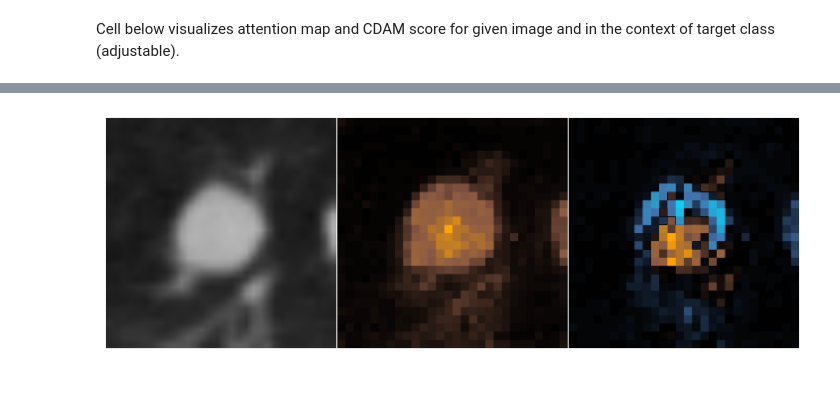
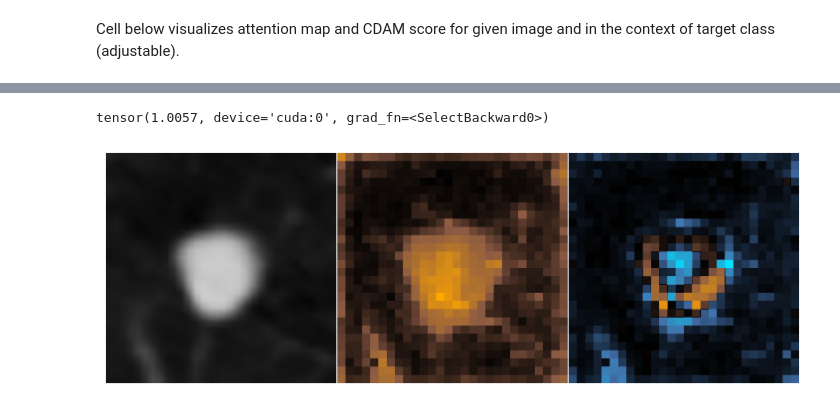
Before and after one commit to jbindaAI/LIDC, a Jupyter notebook: CDAM_LIDC/CDAM_SSL.ipynb, the cells around one changed output, grey strips where cells are left out. Cells and saved outputs as stored; diff of their text form; code cells hidden in the pictures.

```diff
--- a/CDAM_LIDC/CDAM_SSL.ipynb
+++ b/CDAM_LIDC/CDAM_SSL.ipynb
@@ -27,7 +27,7 @@ device = "cuda"
 # %% [markdown]
 Loading Vision Transformer model pretrained on ImageNet in a Self-Supervised manner and finetuned on the LIDC dataset.
 # %%
-MODEL_TYPE = "End2End"
+MODEL_TYPE = "Biomarkers"
 assert MODEL_TYPE in ["Biomarkers", "End2End"], "Only Biomarkers or End2End!"
 
 if MODEL_TYPE == "Biomarkers":
@@ -45,13 +45,13 @@ class2idx = {"subtlety":0, "calcification":1,
 
 if MODEL_TYPE == "Biomarkers":
     biom_model = Biomarker_Model.load_from_checkpoint(f"/home/jbinda/INFORM/LIDC/DINO/checkpoints/Biomarkers/best-checkpoint_{MODEL_NR}.ckpt").to(device).eval()
-    model = biom_model.model
+    model = biom_model
 
 elif MODEL_TYPE == "End2End":
     E2E_model = End2End_Model.load_from_checkpoint(f"/home/jbinda/INFORM/LIDC/DINO/checkpoints/End2End/best-checkpoint_{MODEL_NR}.ckpt").to(device).eval()
-    model = E2E_model.model
+    model = E2E_model
 
-final_block_norm1 = model.blocks[-1].norm1
+final_block_norm1 = model.model.blocks[-1].norm1
 # %% [output]
 Using cache found in /home/jbinda/.cache/torch/hub/facebookresearch_dino_main
 # %% [markdown]
@@ -179,7 +179,7 @@ def plot_results(original, maps, model_type, savename=None, figsize=(9, 9)):
 # %%
 def get_attention_map(model, sample_img, head=None, return_raw=False):
     """This returns the attentions when CLS token is used as query in the last attention layer, averaged over all attention heads"""
-    attentions = model.get_last_selfattention(sample_img)
+    attentions = model.model.get_last_selfattention(sample_img)
 
     w_featmap = sample_img.shape[-2] // PATCH_SIZE
     h_featmap = sample_img.shape[-1] // PATCH_SIZE
@@ -285,0 +293,5 @@ Cell below visualizes attention map and CDAM score for given image and in the co
+# %%
+sample_img, original_img = load_img(img_path)
+
+model = model.to(device)
+pred = model(sample_img)
@@ -286,29 +332,30 @@ Cell below visualizes attention map and CDAM score for given image and in the co
 # %%
 #Choose image:
-IMG_ID = "0567"
+IMG_ID = "0065"
 
 # Loading image:
 img_path = f"/home/jbinda/INFORM/LIDC/dataset/crops/{IMG_ID}.pt"
 sample_img, original_img = load_img(img_path)
 sample_img.requires_grad = True
 
 ## Choose feature with respect to which you want compute CDAM score. In case of End2End model choose: End2End.
 # Available targets: "subtlety", "calcification", "margin", "lobulation", "spiculation", "diameter", "texture", "sphericity", "End2End"
-TARGET_CLASS="End2End"
+TARGET_CLASS="margin"
 SAVE_MAPS = False
 assert TARGET_CLASS in class2idx.keys(), f"Wrong target name! Available: {class2idx.keys()}"
 if SAVE_MAPS:
     savename=f"{TARGET_CLASS}_{IMG_ID}"
 else:
     savename=None
 
 # Preparing maps:
 model = model.to(device)
 attention_map, class_attention_map = get_maps(model, sample_img, target_class=TARGET_CLASS, clip=True)
 
 plot_results(original_img, [attention_map, class_attention_map], savename=savename, model_type=MODEL_TYPE)
 # %% [output]
+tensor(1.0057, device='cuda:0', grad_fn=<SelectBackward0>)
-[figure, old version]
+[figure, new version]
 # %%
 def plot_grid(original, maps, target_names, savename=None, figsize=(13, 6)):
     """Using matplotlib, plot the original image and the relevance maps"""
```
Also changed, not shown: parts of 6 cells of this notebook, 1 other file.
